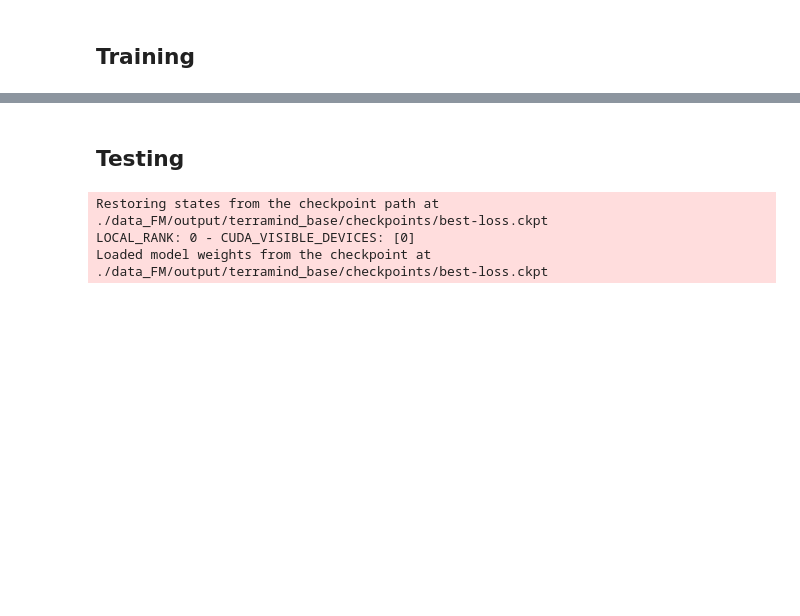
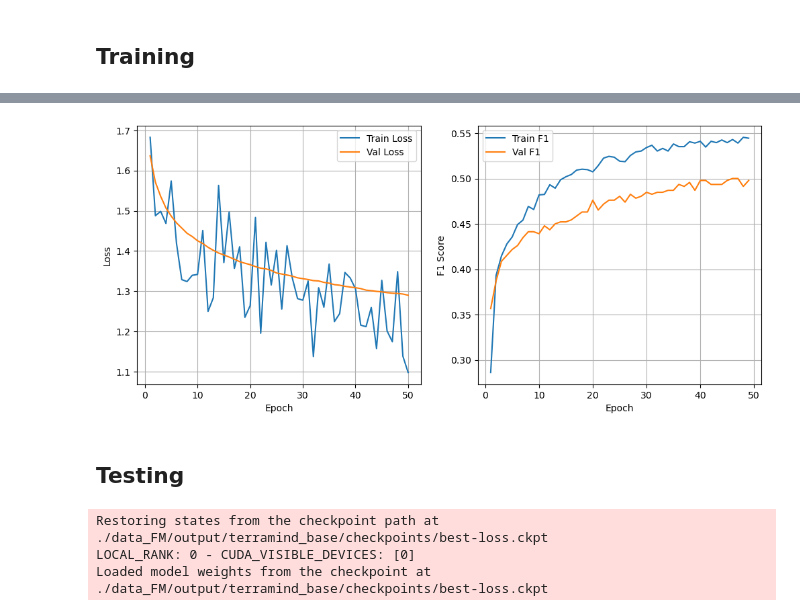
Before and after one commit to digitalearthpacific/dep-fc-applications, a Jupyter notebook: FM.ipynb, the cells around one changed output, grey strips where cells are left out. Drawn from its saved outputs; the diff is of its cells as text; code cells hidden in the pictures; blank space fills up the shorter version.

```diff
--- a/FM.ipynb
+++ b/FM.ipynb
@@ -567,3 +766,30 @@ Best val/loss: tensor(1.8982, device='cuda:0')
+# %%
+epochs = range(1, len(loss_history.train_losses)+1)
+
+plt.figure(figsize=(12,5))
+
+# Loss
+plt.subplot(1,2,1)
+plt.plot(epochs, loss_history.train_losses, label="Train Loss")
+plt.plot(epochs, loss_history.val_losses, label="Val Loss")
+plt.xlabel("Epoch")
+plt.ylabel("Loss")
+plt.legend()
+plt.grid(True)
+
+# F1
+epochs = range(1, len(loss_history.train_f1s)+1)
+plt.subplot(1,2,2)
+plt.plot(epochs, loss_history.train_f1s, label="Train F1")
+plt.plot(epochs, loss_history.val_f1s, label="Val F1")
+plt.xlabel("Epoch")
+plt.ylabel("F1 Score")
+plt.legend()
+plt.grid(True)
+
+plt.show()
+# %% [output]
+[figure, added]
 # %% [markdown]
 ## Testing
 # %%
```
Also changed, not shown: parts of 27 cells of this notebook.
